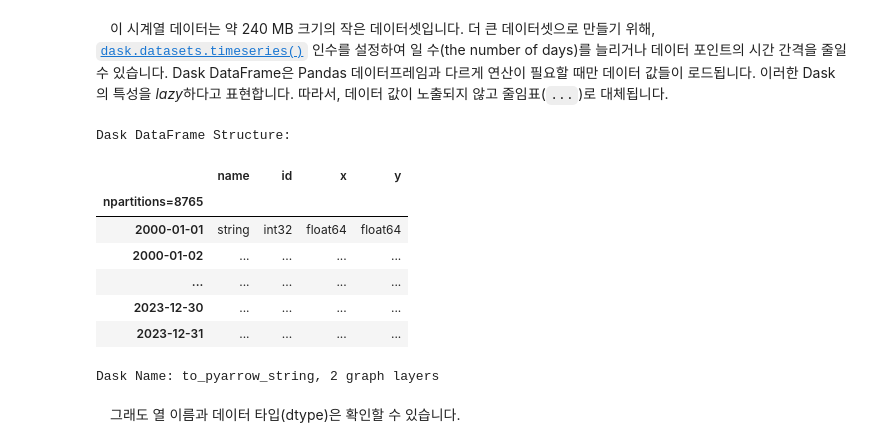
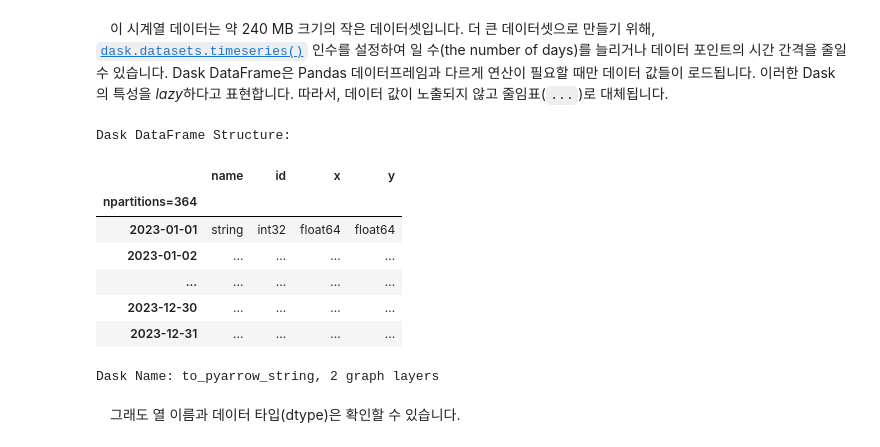
Before and after one commit to Kwan-Gu/test_dask, a Jupyter notebook: src/Dask DataFrames.ipynb, the cells around one changed output. Saved outputs shown, nothing was run; the diff lists cells and outputs as text; code cells hidden in the pictures.

Commit message:
FEAT: Dask DataFrames.ipynb

```diff
--- a/src/Dask DataFrames.ipynb
+++ b/src/Dask DataFrames.ipynb
@@ -42,14 +51,14 @@ client
 # %%
 import dask
 
-df = dask.datasets.timeseries(start="2000-01-01", end="2023-12-31")
+df = dask.datasets.timeseries(start="2023-01-01", end="2023-12-31")
 df
 # %% [output]
 Dask DataFrame Structure:
 |  | name | id | x | y |
-| npartitions=8765 |  |  |  |  |
-| 2000-01-01 | string | int32 | float64 | float64 |
-| 2000-01-02 | ... | ... | ... | ... |
+| npartitions=364 |  |  |  |  |
+| 2023-01-01 | string | int32 | float64 | float64 |
+| 2023-01-02 | ... | ... | ... | ... |
 | ... | ... | ... | ... | ... |
 | 2023-12-30 | ... | ... | ... | ... |
 | 2023-12-31 | ... | ... | ... | ... |
```
Also changed, not shown: parts of 37 cells of this notebook, 1 other file.
